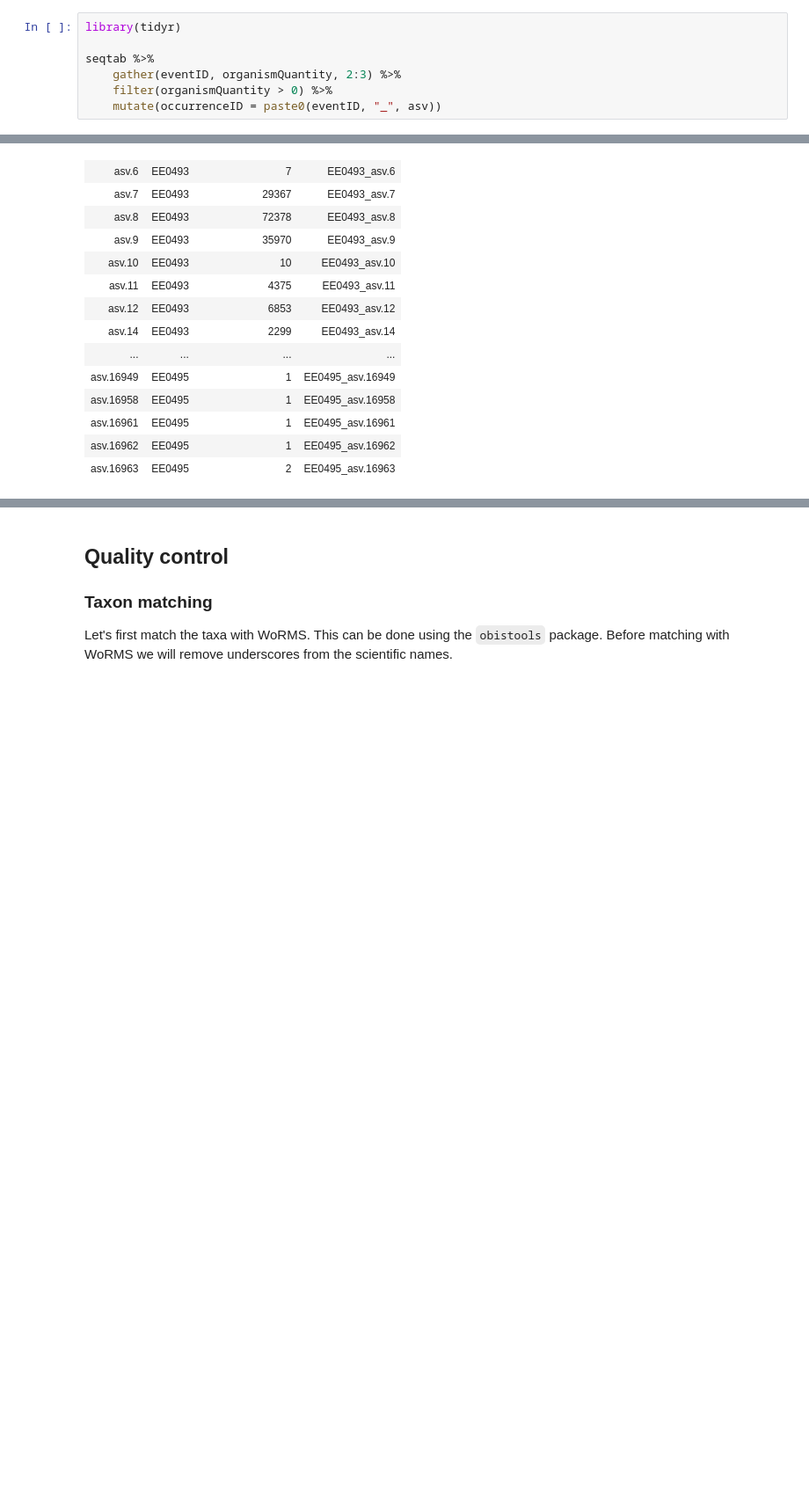
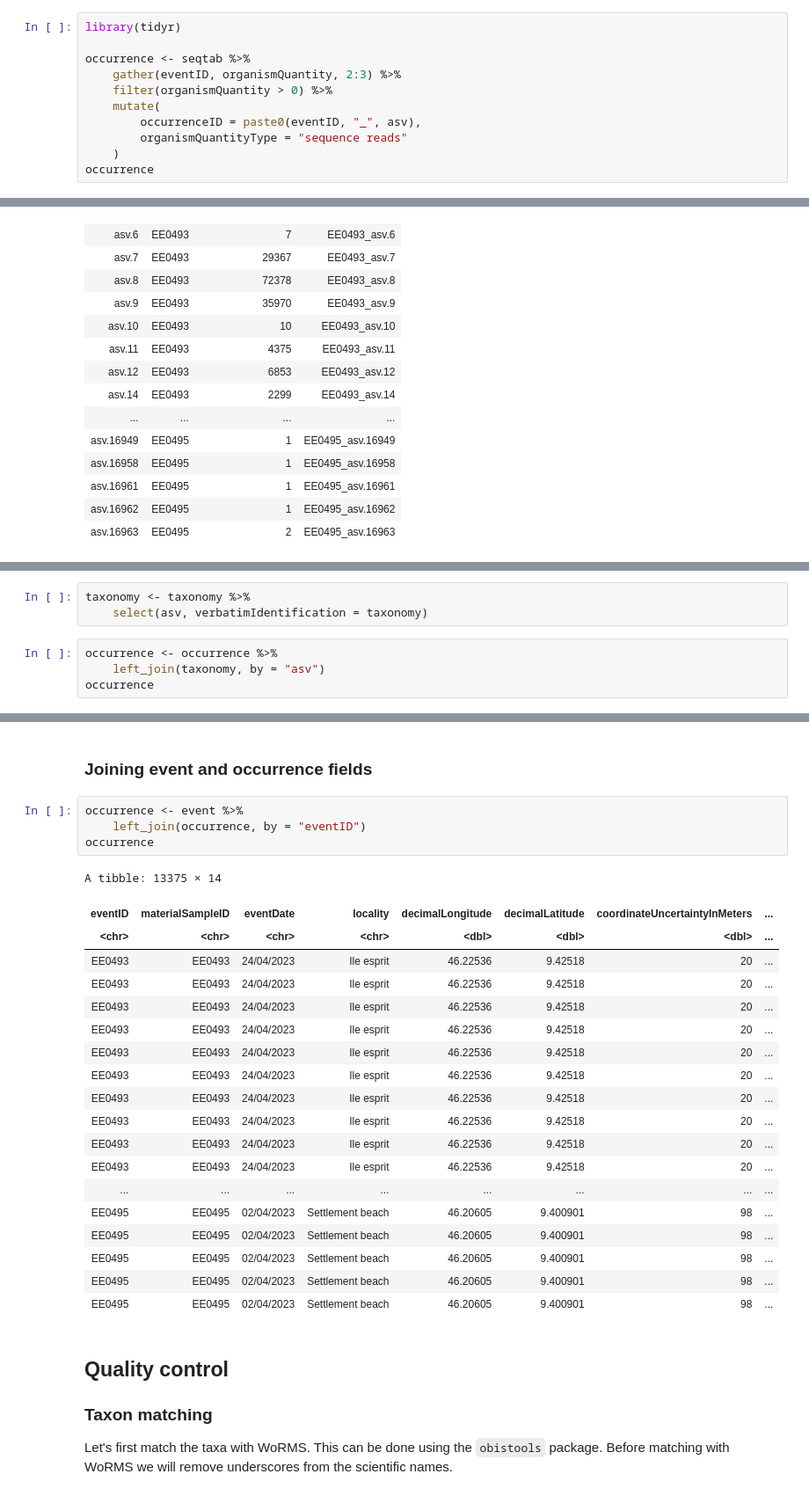
Before and after one commit to iobis/sg-12-dataset, a Jupyter notebook: scripts/pieter.ipynb, the cells around one changed output, grey strips where cells are left out. Shown at 88% size. Saved outputs shown, nothing was run; the diff lists cells and outputs as text; blank space fills up the shorter version.

```diff
--- a/scripts/pieter.ipynb
+++ b/scripts/pieter.ipynb
@@ -106,10 +106,14 @@ Next is the ASV table. This table is in a wide format with ASVs as rows and samp
 # %%
 library(tidyr)
 
-seqtab %>%
+occurrence <- seqtab %>%
     gather(eventID, organismQuantity, 2:3) %>%
     filter(organismQuantity > 0) %>%
-    mutate(occurrenceID = paste0(eventID, "_", asv))
+    mutate(
+        occurrenceID = paste0(eventID, "_", asv),
+        organismQuantityType = "sequence reads"
+    )
+occurrence
 # %% [output]
 A data.frame: 13375 × 4
 | asv | eventID | organismQuantity | occurrenceID |
@@ -132,0 +139,7 @@ A data.frame: 13375 × 4
+# %%
+taxonomy <- taxonomy %>%
+    select(asv, verbatimIdentification = taxonomy)
+# %%
+occurrence <- occurrence %>%
+    left_join(taxonomy, by = "asv")
+occurrence
@@ -133,3 +166,29 @@ A data.frame: 13375 × 4
+# %% [markdown]
+### Joining event and occurrence fields
+# %%
+occurrence <- event %>%
+    left_join(occurrence, by = "eventID")
+occurrence
+# %% [output]
+A tibble: 13375 × 14
+| eventID | materialSampleID | eventDate | locality | decimalLongitude | decimalLatitude | coordinateUncertaintyInMeters | ... |
+| <chr> | <chr> | <chr> | <chr> | <dbl> | <dbl> | <dbl> | ... |
+| EE0493 | EE0493 | 24/04/2023 | Ile esprit | 46.22536 | 9.42518 | 20 | ... |
+| EE0493 | EE0493 | 24/04/2023 | Ile esprit | 46.22536 | 9.42518 | 20 | ... |
+| EE0493 | EE0493 | 24/04/2023 | Ile esprit | 46.22536 | 9.42518 | 20 | ... |
+| EE0493 | EE0493 | 24/04/2023 | Ile esprit | 46.22536 | 9.42518 | 20 | ... |
+| EE0493 | EE0493 | 24/04/2023 | Ile esprit | 46.22536 | 9.42518 | 20 | ... |
+| EE0493 | EE0493 | 24/04/2023 | Ile esprit | 46.22536 | 9.42518 | 20 | ... |
+| EE0493 | EE0493 | 24/04/2023 | Ile esprit | 46.22536 | 9.42518 | 20 | ... |
+| EE0493 | EE0493 | 24/04/2023 | Ile esprit | 46.22536 | 9.42518 | 20 | ... |
+| EE0493 | EE0493 | 24/04/2023 | Ile esprit | 46.22536 | 9.42518 | 20 | ... |
+| EE0493 | EE0493 | 24/04/2023 | Ile esprit | 46.22536 | 9.42518 | 20 | ... |
+| ... | ... | ... | ... | ... | ... | ... | ... |
+| EE0495 | EE0495 | 02/04/2023 | Settlement beach | 46.20605 | 9.400901 | 98 | ... |
+| EE0495 | EE0495 | 02/04/2023 | Settlement beach | 46.20605 | 9.400901 | 98 | ... |
+| EE0495 | EE0495 | 02/04/2023 | Settlement beach | 46.20605 | 9.400901 | 98 | ... |
+| EE0495 | EE0495 | 02/04/2023 | Settlement beach | 46.20605 | 9.400901 | 98 | ... |
+| EE0495 | EE0495 | 02/04/2023 | Settlement beach | 46.20605 | 9.400901 | 98 | ... |
 # %% [markdown]
 ## Quality control
 
```
Also changed, not shown: parts of 11 cells of this notebook.
